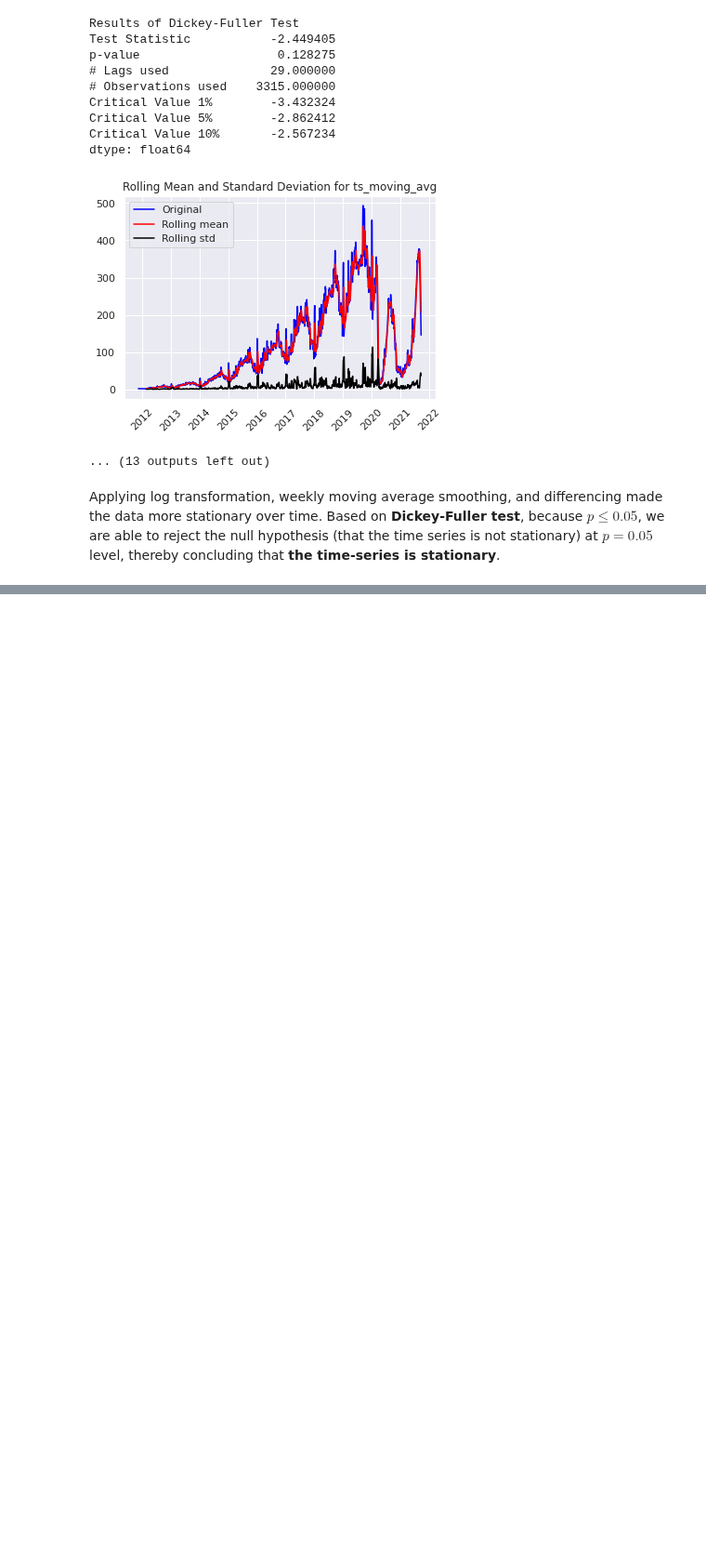
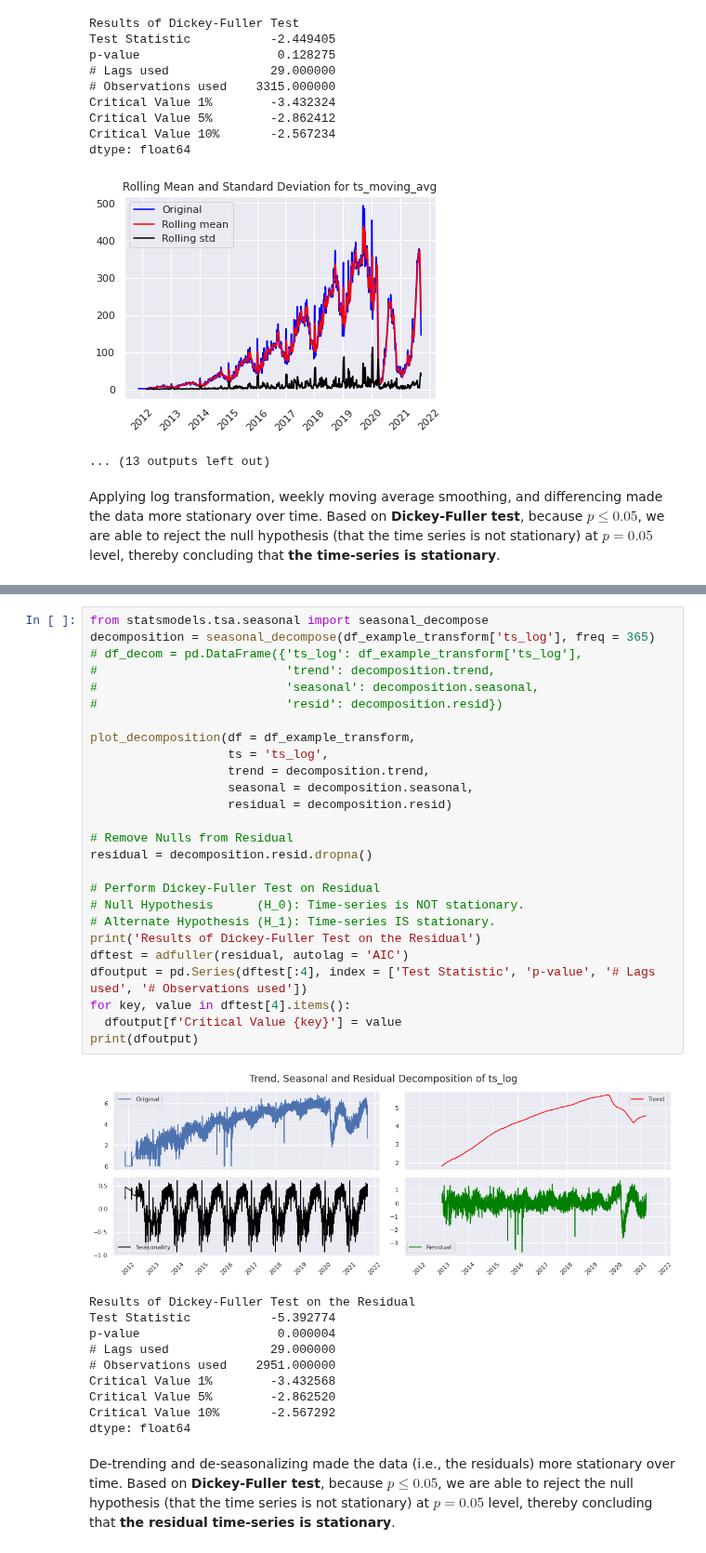
Before and after one commit to rohitnikam1/Time_Series_Forecasting, a Jupyter notebook: Time_Series_Forecasting.ipynb, the cells around one changed output, grey strips where cells are left out. Shown at 93% size. Drawn from its saved outputs; the diff is of its cells as text; blank space fills up the shorter version.

```diff
--- a/Time_Series_Forecasting.ipynb
+++ b/Time_Series_Forecasting.ipynb
@@ -387,0 +422,39 @@ Applying log transformation, weekly moving average smoothing, and differencing m
+# %%
+from statsmodels.tsa.seasonal import seasonal_decompose
+decomposition = seasonal_decompose(df_example_transform['ts_log'], freq = 365)
+# df_decom = pd.DataFrame({'ts_log': df_example_transform['ts_log'],
+#                          'trend': decomposition.trend,
+#                          'seasonal': decomposition.seasonal,
+#                          'resid': decomposition.resid})
+
+plot_decomposition(df = df_example_transform,
+                   ts = 'ts_log',
+                   trend = decomposition.trend,
+                   seasonal = decomposition.seasonal,
+                   residual = decomposition.resid)
+
+# Remove Nulls from Residual
+residual = decomposition.resid.dropna()
+
+# Perform Dickey-Fuller Test on Residual
+# Null Hypothesis      (H_0): Time-series is NOT stationary.
+# Alternate Hypothesis (H_1): Time-series IS stationary.
+print('Results of Dickey-Fuller Test on the Residual')
+dftest = adfuller(residual, autolag = 'AIC')
+dfoutput = pd.Series(dftest[:4], index = ['Test Statistic', 'p-value', '# Lags used', '# Observations used'])
+for key, value in dftest[4].items():
+  dfoutput[f'Critical Value {key}'] = value
+print(dfoutput)
+# %% [output]
+[figure, added]
+Results of Dickey-Fuller Test on the Residual
+Test Statistic           -5.392774
+p-value                   0.000004
+# Lags used              29.000000
+# Observations used    2951.000000
+Critical Value 1%        -3.432568
+Critical Value 5%        -2.862520
+Critical Value 10%       -2.567292
+dtype: float64
+# %% [markdown]
+De-trending and de-seasonalizing made the data (i.e., the residuals) more stationary over time. Based on **Dickey-Fuller test**, because $p \le 0.05$, we are able to reject the null hypothesis (that the time series is not stationary) at $p = 0.05$ level, thereby concluding that **the residual time-series is stationary**.
```
Also changed, not shown: parts of 16 cells of this notebook.
